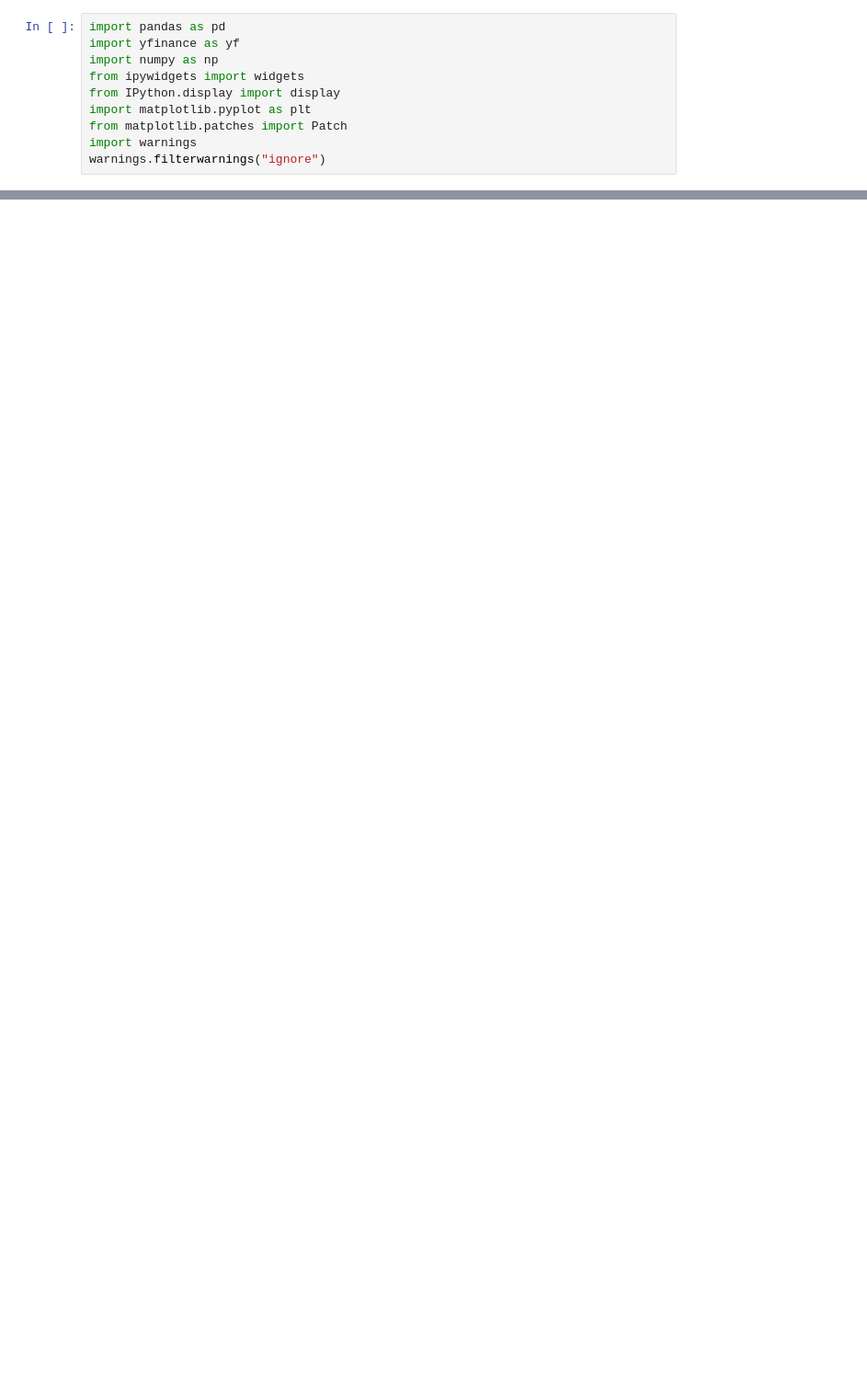
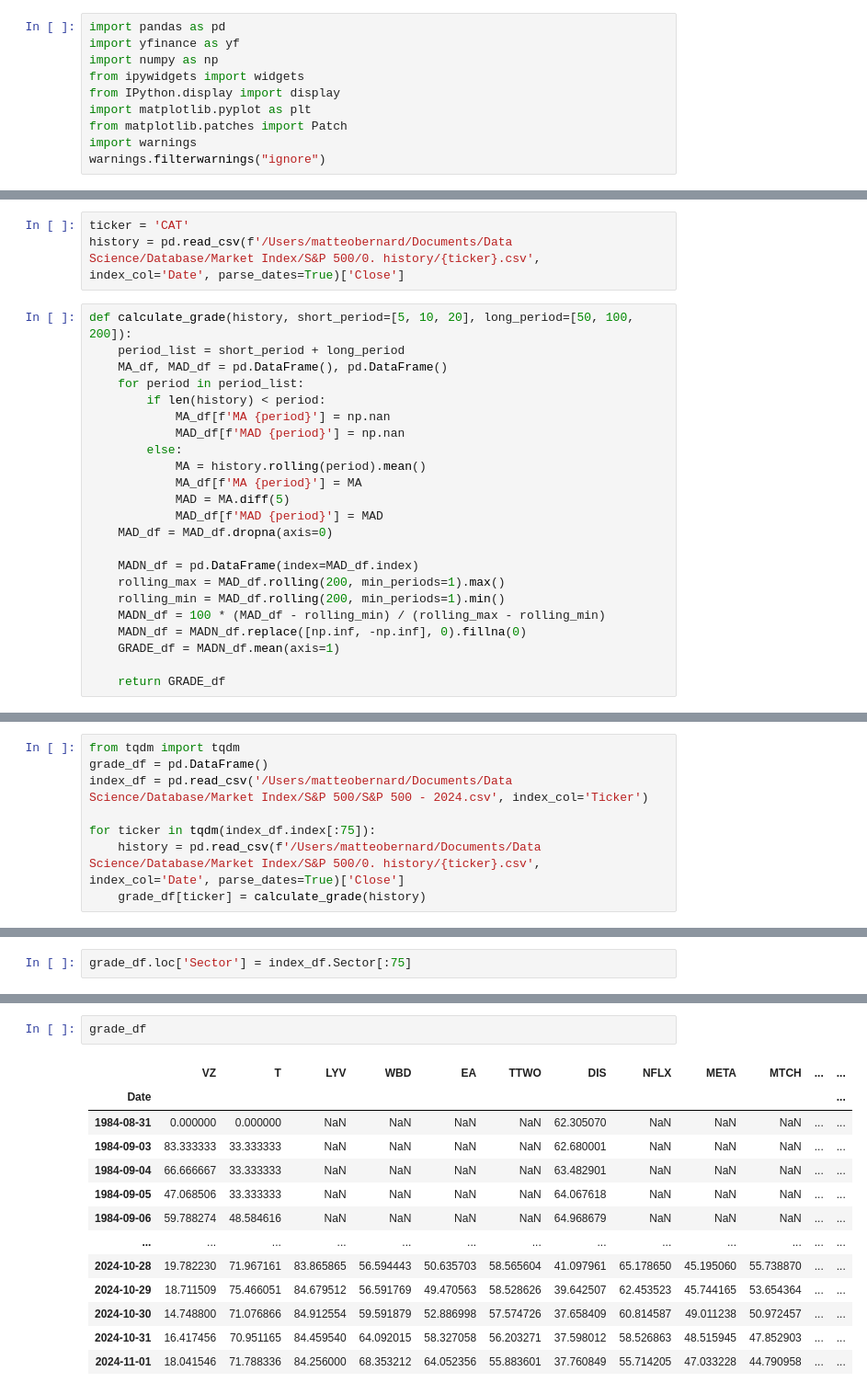
Before and after one commit to SuperWD40/Groupe_bancaire_Student_challenge, a Jupyter notebook: momentum/momentum_analysis vf.ipynb, the cells around one changed output, grey strips where cells are left out. Shown: that part at 92% size. Drawn from its saved outputs; the diff is of its cells as text; blank space fills up the shorter version.

```diff
--- a/momentum/momentum_analysis vf.ipynb
+++ b/momentum/momentum_analysis vf.ipynb
@@ -222,3 +222,29 @@ Text(value='^SP500-20', description='Sector:')
 Text(value='^GSPC', description='Market:')
 [interactive output not drawn]
 [interactive output not drawn]
+# %%
+ticker = 'CAT'
+history = pd.read_csv(f'/Users/matteobernard/Documents/Data Science/Database/Market Index/S&P 500/0. history/{ticker}.csv', index_col='Date', parse_dates=True)['Close']
+# %%
+def calculate_grade(history, short_period=[5, 10, 20], long_period=[50, 100, 200]):
+    period_list = short_period + long_period
+    MA_df, MAD_df = pd.DataFrame(), pd.DataFrame()
+    for period in period_list:
+        if len(history) < period:
+            MA_df[f'MA {period}'] = np.nan
+            MAD_df[f'MAD {period}'] = np.nan
+        else:
+            MA = history.rolling(period).mean()
+            MA_df[f'MA {period}'] = MA
+            MAD = MA.diff(5)
+            MAD_df[f'MAD {period}'] = MAD
+    MAD_df = MAD_df.dropna(axis=0)
+
+    MADN_df = pd.DataFrame(index=MAD_df.index)
+    rolling_max = MAD_df.rolling(200, min_periods=1).max()
+    rolling_min = MAD_df.rolling(200, min_periods=1).min()
+    MADN_df = 100 * (MAD_df - rolling_min) / (rolling_max - rolling_min)
+    MADN_df = MADN_df.replace([np.inf, -np.inf], 0).fillna(0)
+    GRADE_df = MADN_df.mean(axis=1)
+
+    return GRADE_df
@@ -224,0 +268,8 @@ Text(value='^GSPC', description='Market:')
+# %%
+from tqdm import tqdm
+grade_df = pd.DataFrame()
+index_df = pd.read_csv('/Users/matteobernard/Documents/Data Science/Database/Market Index/S&P 500/S&P 500 - 2024.csv', index_col='Ticker')
+
+for ticker in tqdm(index_df.index[:75]):
+    history = pd.read_csv(f'/Users/matteobernard/Documents/Data Science/Database/Market Index/S&P 500/0. history/{ticker}.csv', index_col='Date', parse_dates=True)['Close']
+    grade_df[ticker] = calculate_grade(history)
@@ -224,0 +289,2 @@ Text(value='^GSPC', description='Market:')
+# %%
+grade_df.loc['Sector'] = index_df.Sector[:75]
@@ -224,0 +295,16 @@ Text(value='^GSPC', description='Market:')
+# %%
+grade_df
+# %% [output]
+|  | VZ | T | LYV | WBD | EA | TTWO | DIS | NFLX | META | MTCH | ... | ... |
+| Date |  |  |  |  |  |  |  |  |  |  |  | ... |
+| 1984-08-31 | 0.000000 | 0.000000 | NaN | NaN | NaN | NaN | 62.305070 | NaN | NaN | NaN | ... | ... |
+| 1984-09-03 | 83.333333 | 33.333333 | NaN | NaN | NaN | NaN | 62.680001 | NaN | NaN | NaN | ... | ... |
+| 1984-09-04 | 66.666667 | 33.333333 | NaN | NaN | NaN | NaN | 63.482901 | NaN | NaN | NaN | ... | ... |
+| 1984-09-05 | 47.068506 | 33.333333 | NaN | NaN | NaN | NaN | 64.067618 | NaN | NaN | NaN | ... | ... |
+| 1984-09-06 | 59.788274 | 48.584616 | NaN | NaN | NaN | NaN | 64.968679 | NaN | NaN | NaN | ... | ... |
+| ... | ... | ... | ... | ... | ... | ... | ... | ... | ... | ... | ... | ... |
+| 2024-10-28 | 19.782230 | 71.967161 | 83.865865 | 56.594443 | 50.635703 | 58.565604 | 41.097961 | 65.178650 | 45.195060 | 55.738870 | ... | ... |
+| 2024-10-29 | 18.711509 | 75.466051 | 84.679512 | 56.591769 | 49.470563 | 58.528626 | 39.642507 | 62.453523 | 45.744165 | 53.654364 | ... | ... |
+| 2024-10-30 | 14.748800 | 71.076866 | 84.912554 | 59.591879 | 52.886998 | 57.574726 | 37.658409 | 60.814587 | 49.011238 | 50.972457 | ... | ... |
+| 2024-10-31 | 16.417456 | 70.951165 | 84.459540 | 64.092015 | 58.327058 | 56.203271 | 37.598012 | 58.526863 | 48.515945 | 47.852903 | ... | ... |
+| 2024-11-01 | 18.041546 | 71.788336 | 84.256000 | 68.353212 | 64.052356 | 55.883601 | 37.760849 | 55.714205 | 47.033228 | 44.790958 | ... | ... |
```
Also changed, not shown: parts of 6 cells of this notebook, 1 other file.
